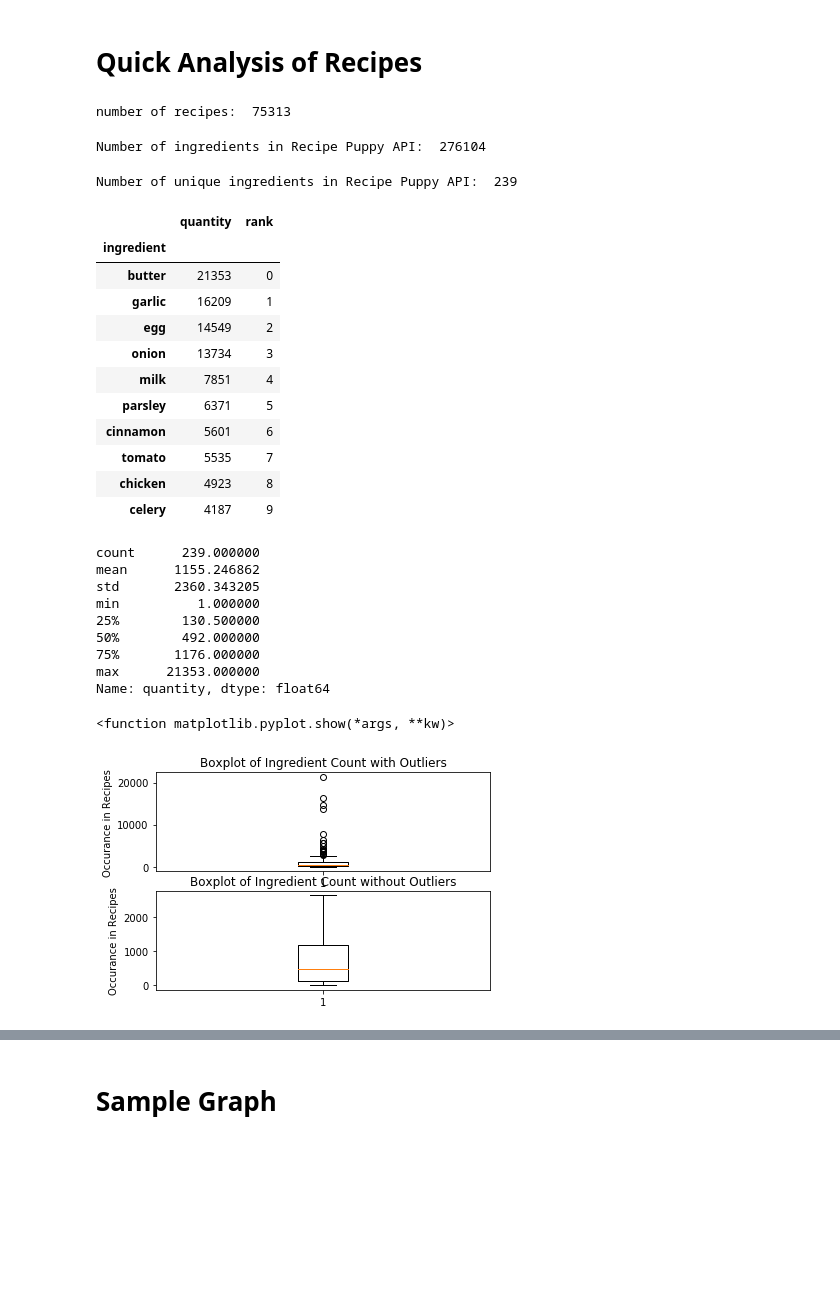
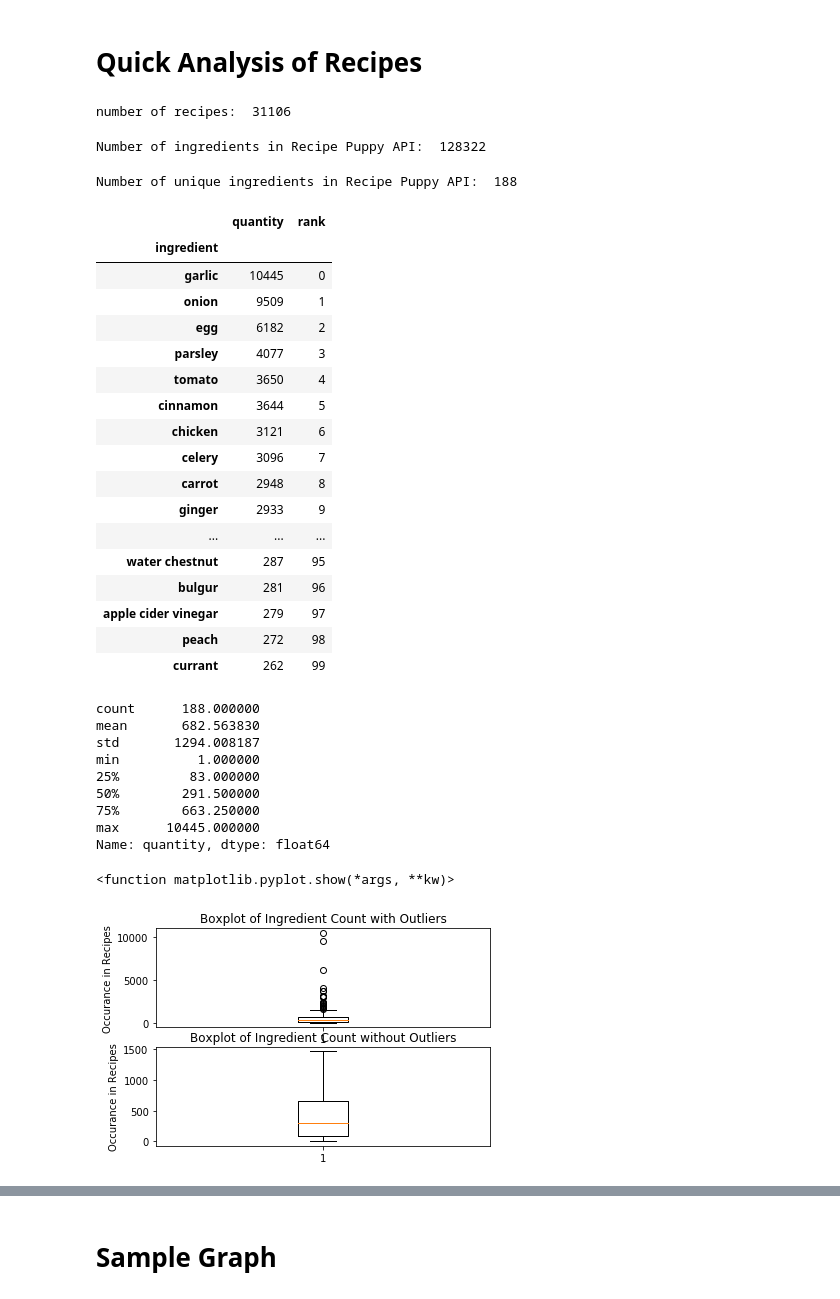
Before and after one commit to ryoiwata/capstone_2, a Jupyter notebook: big_food_nb.ipynb, the cells around one changed output, grey strips where cells are left out. Drawn from its saved outputs; the diff is of its cells as text; code cells hidden in the pictures; blank space fills up the shorter version.

```diff
--- a/big_food_nb.ipynb
+++ b/big_food_nb.ipynb
@@ -266,7 +256,7 @@ def cleaner(row):
 # %%
 recipe_puppy_api["recipe_ingredients"] = recipe_puppy_api.apply(lambda row: cleaner(row), axis=1)
 recipe_puppy_api["num_ingredients"] = recipe_puppy_api.apply(lambda row: len(row["recipe_ingredients"]), axis=1)
-recipe_puppy_api = recipe_puppy_api[recipe_puppy_api["num_ingredients"] >= 2]
+recipe_puppy_api = recipe_puppy_api[recipe_puppy_api["num_ingredients"] >= 3]
 # %%
 recipe_puppy_api.head()
 # %% [output]
@@ -281,7 +271,7 @@ recipe_puppy_api.head()
 # %%
 print("number of recipes: ", recipe_puppy_api.shape[0])
 # %% [output]
-number of recipes:  75313
+number of recipes:  31106
 # %%
 ingredient_list = []
 for _, rows in recipe_puppy_api.iterrows():
@@ -289,11 +279,11 @@ for _, rows in recipe_puppy_api.iterrows():
         ingredient_list.append(ing)
 print("Number of ingredients in Recipe Puppy API: ", len(ingredient_list))
 # %% [output]
-Number of ingredients in Recipe Puppy API:  276104
+Number of ingredients in Recipe Puppy API:  128322
 # %%
 print("Number of unique ingredients in Recipe Puppy API: ", len(Counter(ingredient_list)))
 # %% [output]
-Number of unique ingredients in Recipe Puppy API:  239
+Number of unique ingredients in Recipe Puppy API:  188
 # %%
 ingredient_counter = pd.DataFrame.from_dict(Counter(ingredient_list), orient='index').reset_index()
 ingredient_counter = ingredient_counter.rename(columns= {"index": "ingredient", 0: "quantity"})
@@ -301,31 +291,37 @@ ingredient_counter = ingredient_counter.set_index('ingredient')
 ingredient_counter = ingredient_counter.sort_values(by= ["quantity"], ascending= False)
 ingredient_counter["rank"] = np.arange(len(ingredient_counter))
 # %%
-ingredient_counter.head(10)
+ingredient_counter.head(100)
 # %% [output]
 |  | quantity | rank |
 | ingredient |  |  |
-| butter | 21353 | 0 |
-| garlic | 16209 | 1 |
-| egg | 14549 | 2 |
-| onion | 13734 | 3 |
-| milk | 7851 | 4 |
-| parsley | 6371 | 5 |
-| cinnamon | 5601 | 6 |
-| tomato | 5535 | 7 |
-| chicken | 4923 | 8 |
-| celery | 4187 | 9 |
+| garlic | 10445 | 0 |
+| onion | 9509 | 1 |
+| egg | 6182 | 2 |
+| parsley | 4077 | 3 |
+| tomato | 3650 | 4 |
+| cinnamon | 3644 | 5 |
+| chicken | 3121 | 6 |
+| celery | 3096 | 7 |
+| carrot | 2948 | 8 |
+| ginger | 2933 | 9 |
+| ... | ... | ... |
+| water chestnut | 287 | 95 |
+| bulgur | 281 | 96 |
+| apple cider vinegar | 279 | 97 |
+| peach | 272 | 98 |
+| currant | 262 | 99 |
 # %%
 ingredient_counter["quantity"].describe()
 # %% [output]
-count      239.000000
-mean      1155.246862
-std       2360.343205
+count      188.000000
+mean       682.563830
+std       1294.008187
 min          1.000000
-25%        130.500000
-50%        492.000000
-75%       1176.000000
-max      21353.000000
+25%         83.000000
+50%        291.500000
+75%        663.250000
+max      10445.000000
 Name: quantity, dtype: float64
 # %%
 fig, axs = plt.subplots(2)
@@ -340,4 +336,4 @@ axs[1].set_ylabel("Occurance in Recipes")
 plt.show
 # %% [output]
 <function matplotlib.pyplot.show(*args, **kw)>
-[figure, old version]
+[figure, new version]
```
Also changed, not shown: parts of 58 cells of this notebook, 3 other files.
